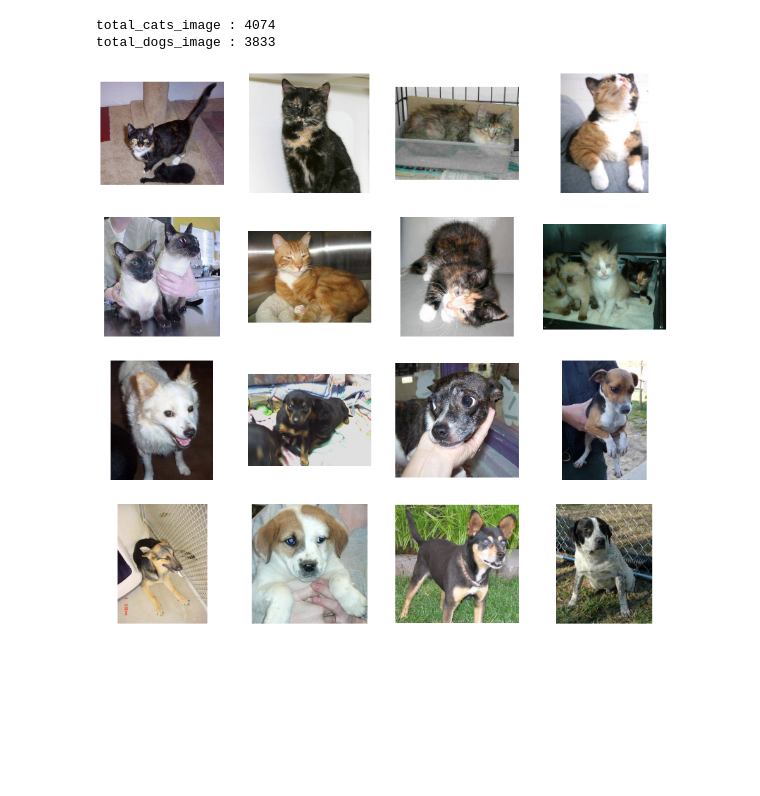
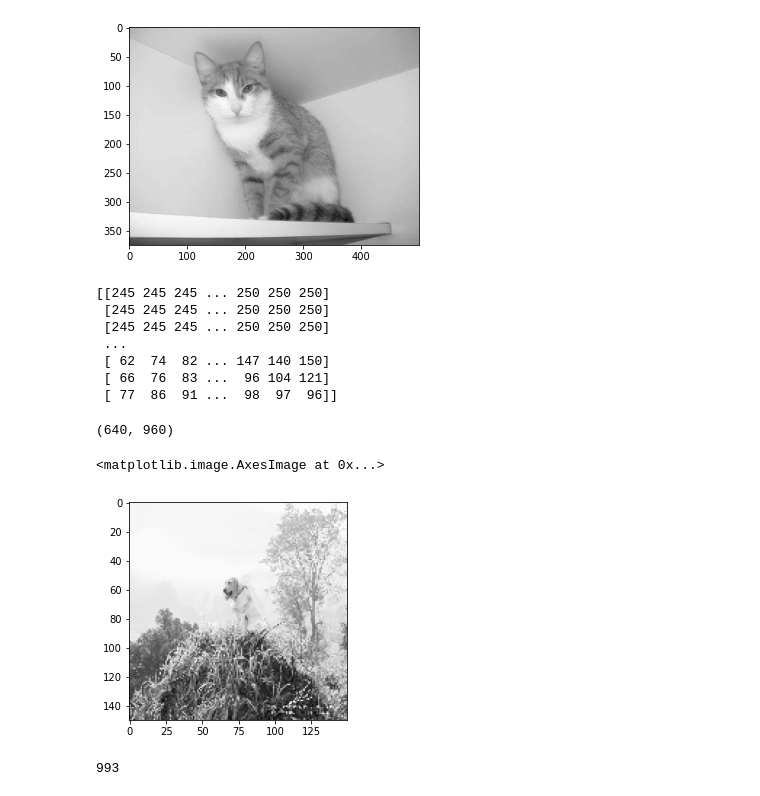
Before and after one commit to charu11/cats_and_dogs_classification, a Jupyter notebook: Untitled0.ipynb, the cells around one changed output. Cells and saved outputs as stored; diff of their text form; code cells hidden in the pictures; blank space fills up the shorter version.

```diff
--- a/Untitled0.ipynb
+++ b/Untitled0.ipynb
@@ -17,6 +2,0 @@ print(train_dogs_names[:10])
-# %%
-print('total_cats_image :', len(os.listdir(train_cats_dir)))
-print('total_dogs_image :', len(os.listdir(train_dogs_dir)))
-# %% [output]
-total_cats_image : 4074
-total_dogs_image : 3833
@@ -33,22 +2,0 @@ pic_index = 0
-# %%
-# Set up matplotlib fig, and size it to fit 4x4 pics
-fig = plt.gcf()
-fig.set_size_inches(n_cols * 4, n_rows * 4)
-
-pic_index += 8
-next_cat_pix = [os.path.join(train_cats_dir, fname)
-                for fname in train_cats_names[pic_index-8:pic_index]]
-next_dog_pix = [os.path.join(train_dogs_dir, fname)
-                for fname in train_dogs_names[pic_index-8:pic_index]]
-
-for i, img_path in enumerate(next_cat_pix+next_dog_pix):
-  # Set up subplot; subplot indices start at 1
-  sp = plt.subplot(n_rows, n_cols, i + 1)
-  sp.axis('Off') # Don't show axes (or gridlines)
-
-  img = mpimg.imread(img_path)
-  plt.imshow(img)
-
-plt.show()
-# %% [output]
-[figure, removed]
@@ -56,0 +9,30 @@ import tensorflow as tf
+# %%
+data_dir = '/content/drive/My Drive/CNN_damiya/dog_images'
+
+CATEGORIES = ['cats', 'Dog']
+
+for category in CATEGORIES:
+  path = os.path.join(data_dir, category)
+  for img in os.listdir(path):
+    img_array = cv2.imread(os.path.join(path, img), cv2.IMREAD_GRAYSCALE)
+    plt.imshow(img_array, cmap='gray')
+    plt.show()
+
+    break
+  break
+# %% [output]
+[figure, added]
+# %%
+print(img_array)
+# %% [output]
+[[245 245 245 ... 250 250 250]
+ [245 245 245 ... 250 250 250]
+ [245 245 245 ... 250 250 250]
+ ...
+ [ 62  74  82 ... 147 140 150]
+ [ 66  76  83 ...  96 104 121]
+ [ 77  86  91 ...  98  97  96]]
+# %%
+print(img_array.shape)
+# %% [output]
+(640, 960)
@@ -56,0 +41,6 @@ import tensorflow as tf
+# %%
+new_array = cv2.resize(img_array, (IMG_SIZE, IMG_SIZE))
+plt.imshow(new_array, cmap='gray')
+# %% [output]
+<matplotlib.image.AxesImage at 0x...>
+[figure, added]
@@ -56,0 +69,4 @@ import tensorflow as tf
+# %%
+print(len(training_data))
+# %% [output]
+993
```
Also changed, not shown: parts of 17 cells of this notebook.
